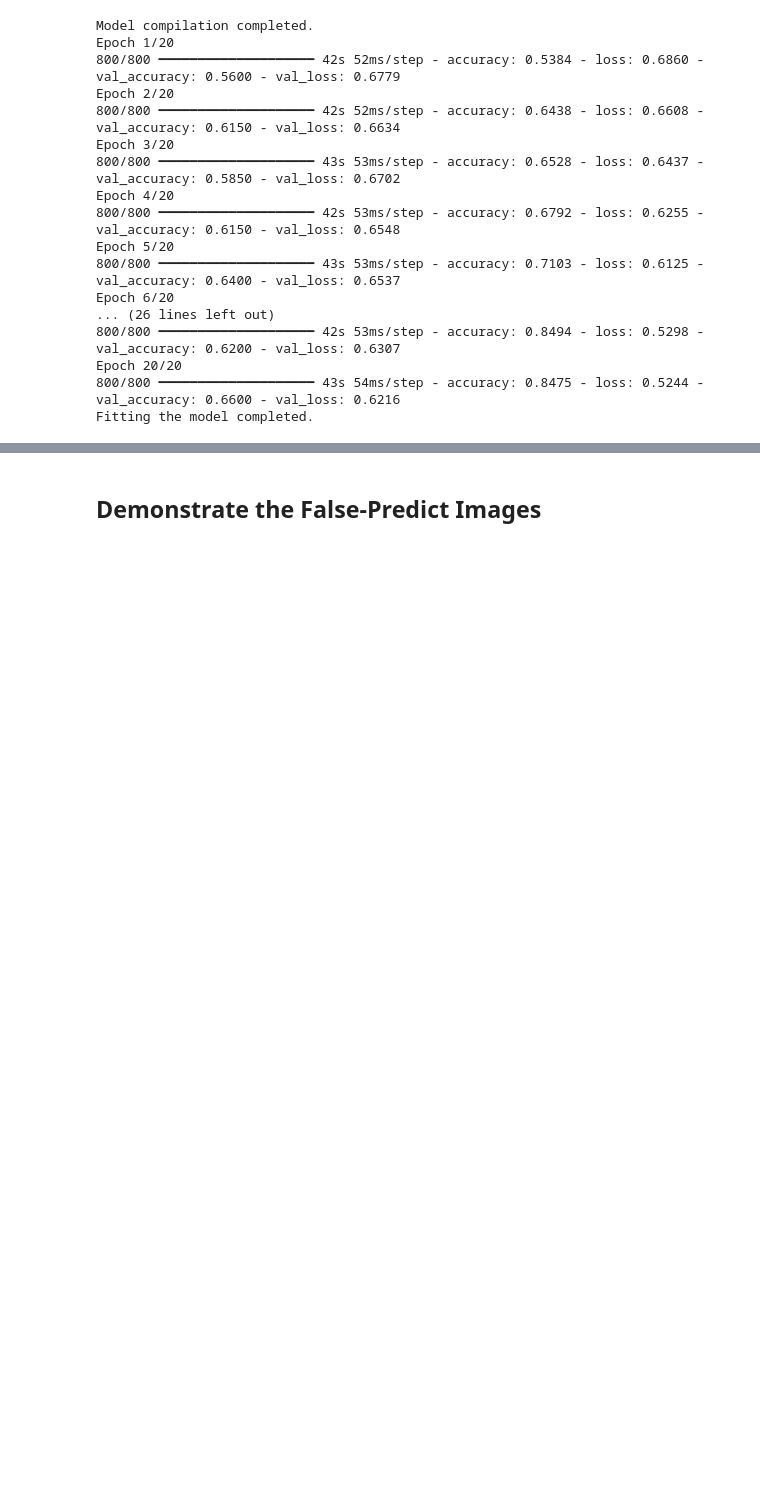
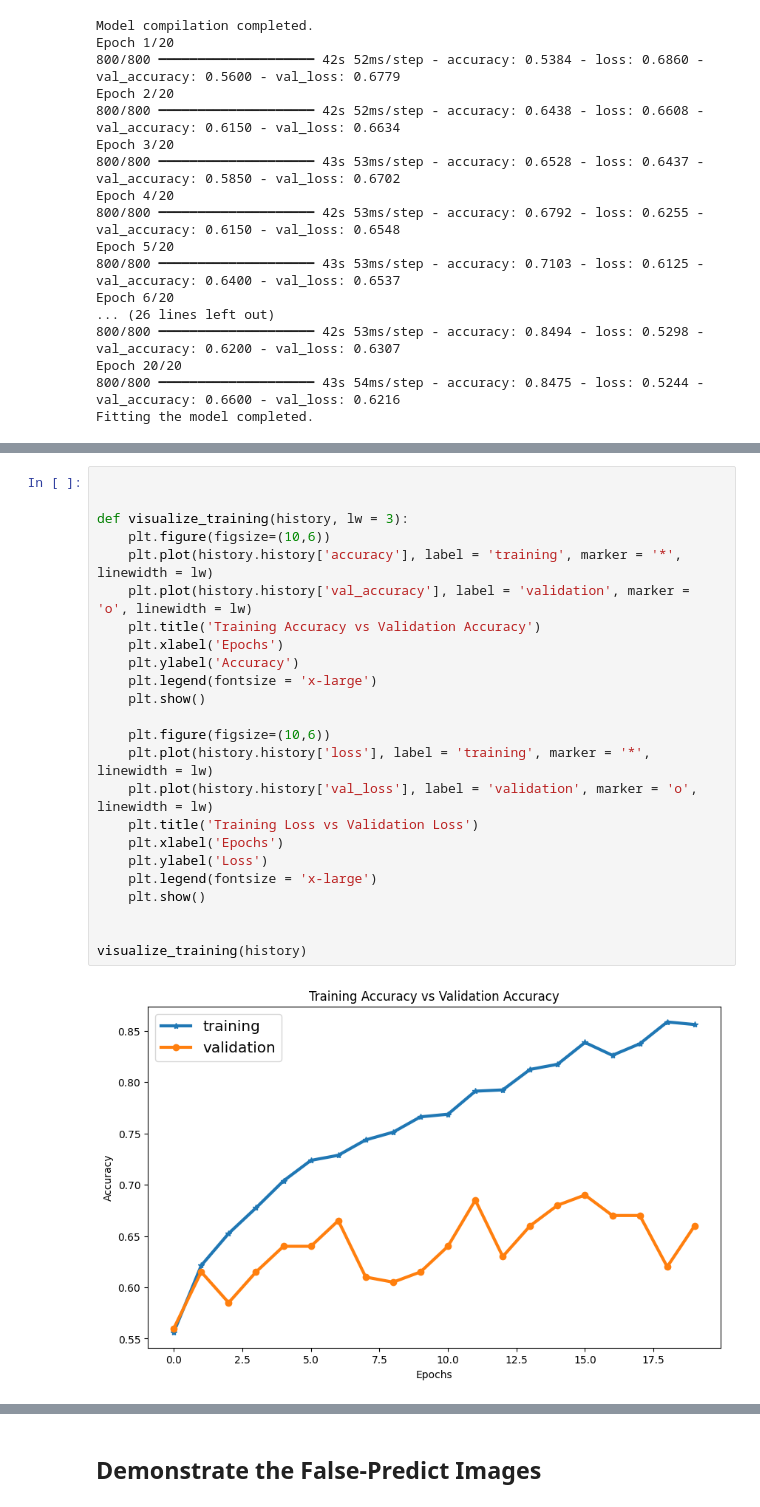
Before and after one commit to ythung85/Mixture_model, a Jupyter notebook: MM_covidimg.ipynb, the cells around one changed output, grey strips where cells are left out. Drawn from its saved outputs; the diff is of its cells as text; blank space fills up the shorter version.

```diff
--- a/MM_covidimg.ipynb
+++ b/MM_covidimg.ipynb
@@ -800,0 +775,26 @@ sum(predr[:,0]==test_image_label[:,1])/test_image_label.shape[0]
+# %%
+
+
+def visualize_training(history, lw = 3):
+    plt.figure(figsize=(10,6))
+    plt.plot(history.history['accuracy'], label = 'training', marker = '*', linewidth = lw)
+    plt.plot(history.history['val_accuracy'], label = 'validation', marker = 'o', linewidth = lw)
+    plt.title('Training Accuracy vs Validation Accuracy')
+    plt.xlabel('Epochs')
+    plt.ylabel('Accuracy')
+    plt.legend(fontsize = 'x-large')
+    plt.show()
+
+    plt.figure(figsize=(10,6))
+    plt.plot(history.history['loss'], label = 'training', marker = '*', linewidth = lw)
+    plt.plot(history.history['val_loss'], label = 'validation', marker = 'o', linewidth = lw)
+    plt.title('Training Loss vs Validation Loss')
+    plt.xlabel('Epochs')
+    plt.ylabel('Loss')
+    plt.legend(fontsize = 'x-large')
+    plt.show()
+
+
+visualize_training(history)
+# %% [output]
+[figure, added]
```
Also changed, not shown: parts of 14 cells of this notebook, 2 other files.
